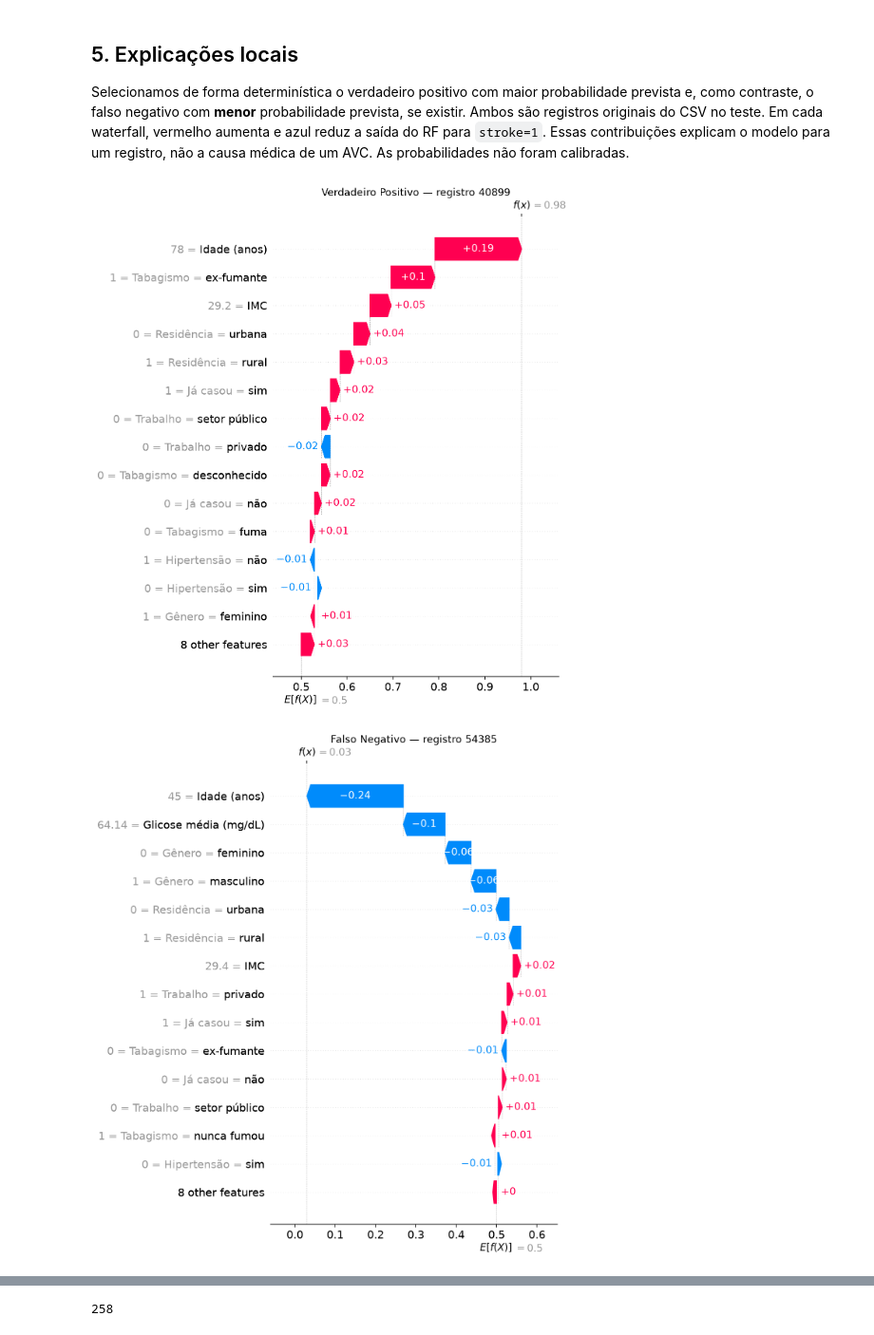
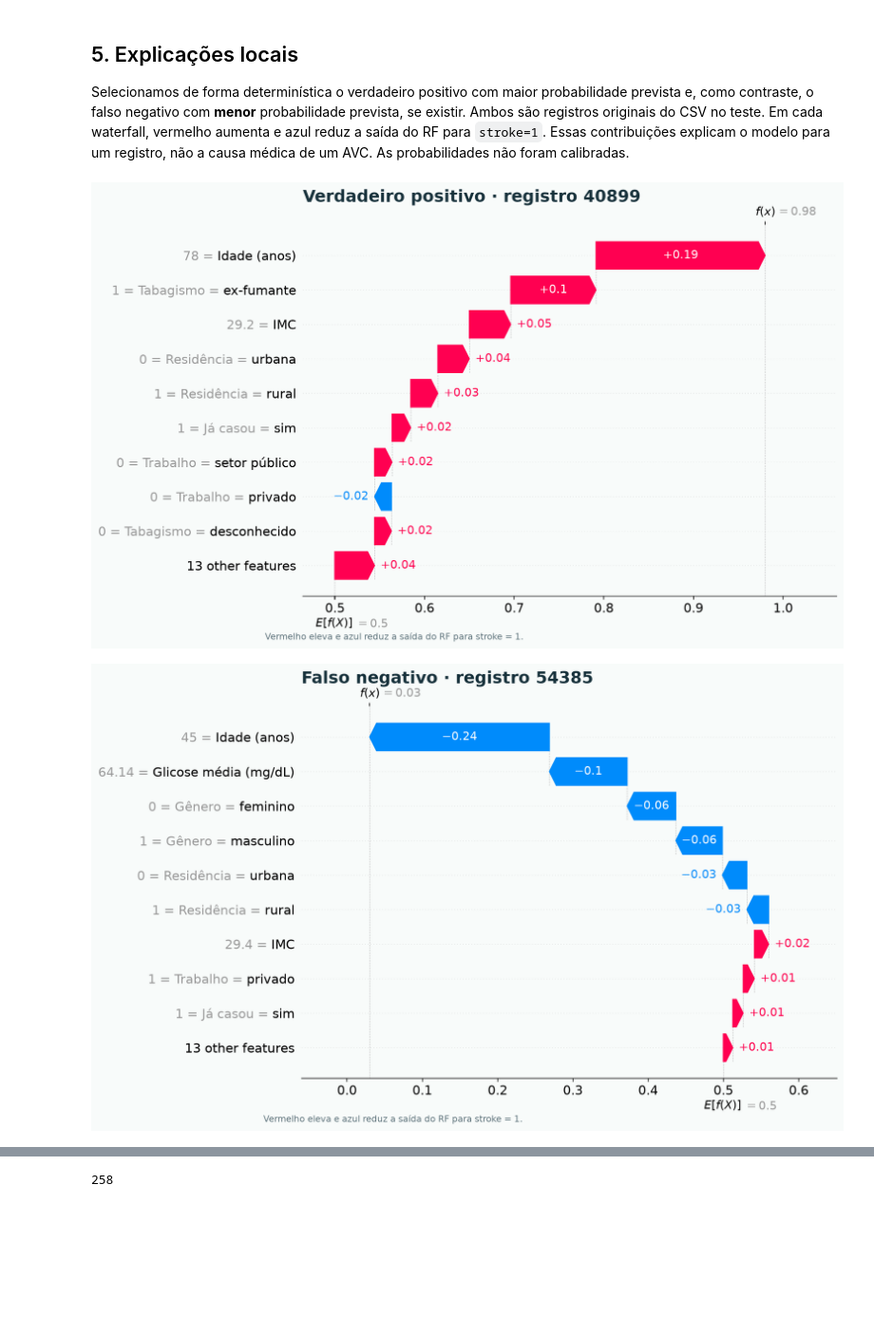
Before and after one commit to Erasmojuniordev/xai-avc-shap, a Jupyter notebook: projeto-python/notebooks/02_modelo_e_shap.ipynb, the cells around one changed output, grey strips where cells are left out. Shown at 95% size. Saved outputs shown, nothing was run; the diff lists cells and outputs as text; code cells hidden in the pictures; blank space fills up the shorter version.

```diff
--- a/projeto-python/notebooks/02_modelo_e_shap.ipynb
+++ b/projeto-python/notebooks/02_modelo_e_shap.ipynb
@@ -211,40 +202,36 @@ if len(true_positive):
 if len(false_negative):
     selected.append(('falso_negativo', false_negative[np.argmin(test_probabilities[false_negative])]))
 if not selected:
     raise RuntimeError('Nenhum caso positivo disponível para a explicação local.')
 
 # Aplica somente os transformadores já ajustados e seleciona a classe positiva.
 positions = [int(position) for _, position in selected]
 X_local = X_test.iloc[positions]
 encoded_local = transform_for_rf(model, X_local)
 local_values, local_base = positive_shap_values(explainer, encoded_local, rf.classes_)
 # Confere novamente a soma das contribuições para cada caso local.
 assert np.allclose(local_base + local_values.sum(axis=1),
                    model.predict_proba(X_local)[:, 1], atol=1e-6)
 case_rows = []
 # Cada waterfall decompõe uma previsão; IDs e saídas ficam registrados em JSON.
 for i, (kind, position) in enumerate(selected):
     position = int(position)
     case_rows.append({'tipo': kind, 'id': int(id_test.iloc[position]),
                       'real': int(truth[position]), 'previsto': int(test_predictions[position]),
                       'probabilidade_stroke_1': float(test_probabilities[position])})
     explanation = shap.Explanation(
         values=local_values[i], base_values=local_base,
         data=encoded_local.iloc[i].to_numpy(),
         feature_names=display_names)
-    shap.plots.waterfall(explanation, max_display=15, show=False)
-    plt.title(f'{kind.replace("_", " ").title()} — registro {int(id_test.iloc[position])}')
-    plt.tight_layout()
     image_path = FIGURES / f'shap_waterfall_{kind}.png'
-    plt.savefig(image_path, dpi=160, bbox_inches='tight')
-    plt.close()
+    save_waterfall(explanation, image_path, kind, int(id_test.iloc[position]))
     display(Image(filename=str(image_path)))
 display(pd.DataFrame(case_rows))
 (RESULTS / 'casos_locais.json').write_text(
     json.dumps(case_rows, ensure_ascii=False, indent=2) + '\n', encoding='utf-8')
 # %% [output]
-[figure, old version]
+[figure, new version]
-[figure, old version]
+[figure, new version]
 |  | tipo | id | real | previsto | probabilidade_stroke_1 |
 | 0 | verdadeiro_positivo | 40899 | 1 | 1 | 0.98 |
 | 1 | falso_negativo | 54385 | 1 | 0 | 0.03 |
```
Also changed, not shown: parts of 5 cells of this notebook, 12 other files.
